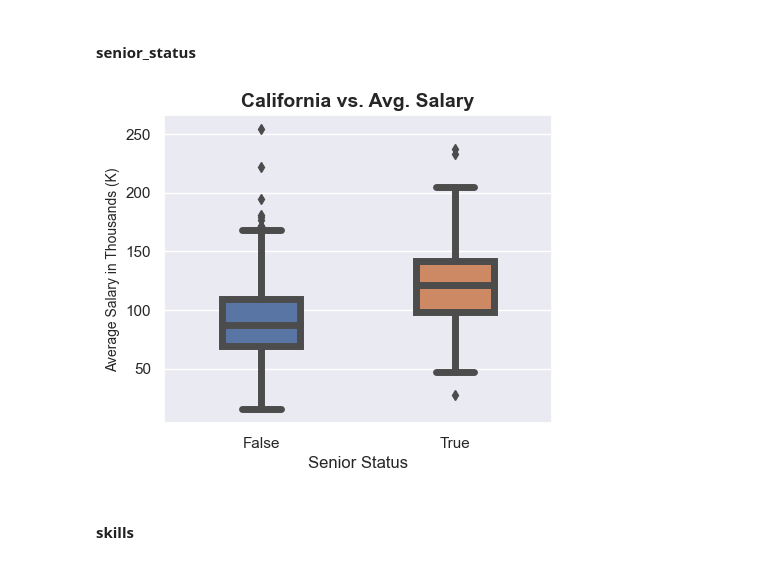
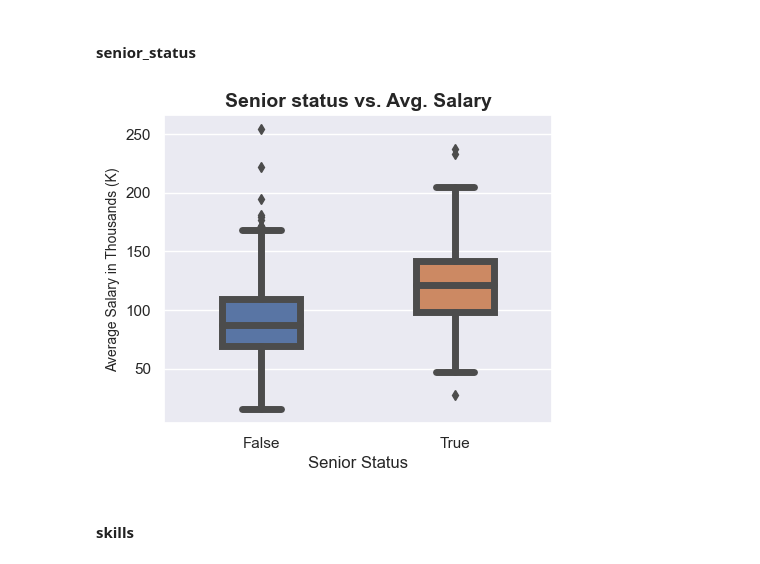
Before and after one commit to jttsai99/data_science_salary, a Jupyter notebook: EDA.ipynb, the cells around one changed output. Saved outputs shown, nothing was run; the diff lists cells and outputs as text; code cells hidden in the pictures.

Commit message:
updated senior status label for boxplot

```diff
--- a/EDA.ipynb
+++ b/EDA.ipynb
@@ -178,14 +178,14 @@ fig8.figure.savefig(save_location+'bp_in_CA', dpi=300)
 # %%
 #senior_status vs avg salary
 fig9 = plt.figure(figsize=(5, 4))
 fig9 = sns.boxplot(x="senior_status", y="avg_salary_k",data = df4, linewidth=5, width=0.4)
 #modify individual font size of elements
 fig9.set_xlabel('Senior Status', fontsize=12);
 fig9.set_ylabel('Average Salary in Thousands (K)', fontsize=10);
-fig9.set_title('California vs. Avg. Salary', fontsize=14, fontweight='bold')
+fig9.set_title('Senior status vs. Avg. Salary', fontsize=14, fontweight='bold')
 fig9.figure.savefig(save_location+'bp_senior', dpi=300)
 # %% [output]
-[figure, old version]
+[figure, new version]
 # %% [markdown]
 #### skills
 # %%
```
Also changed, not shown: 1 other file.
